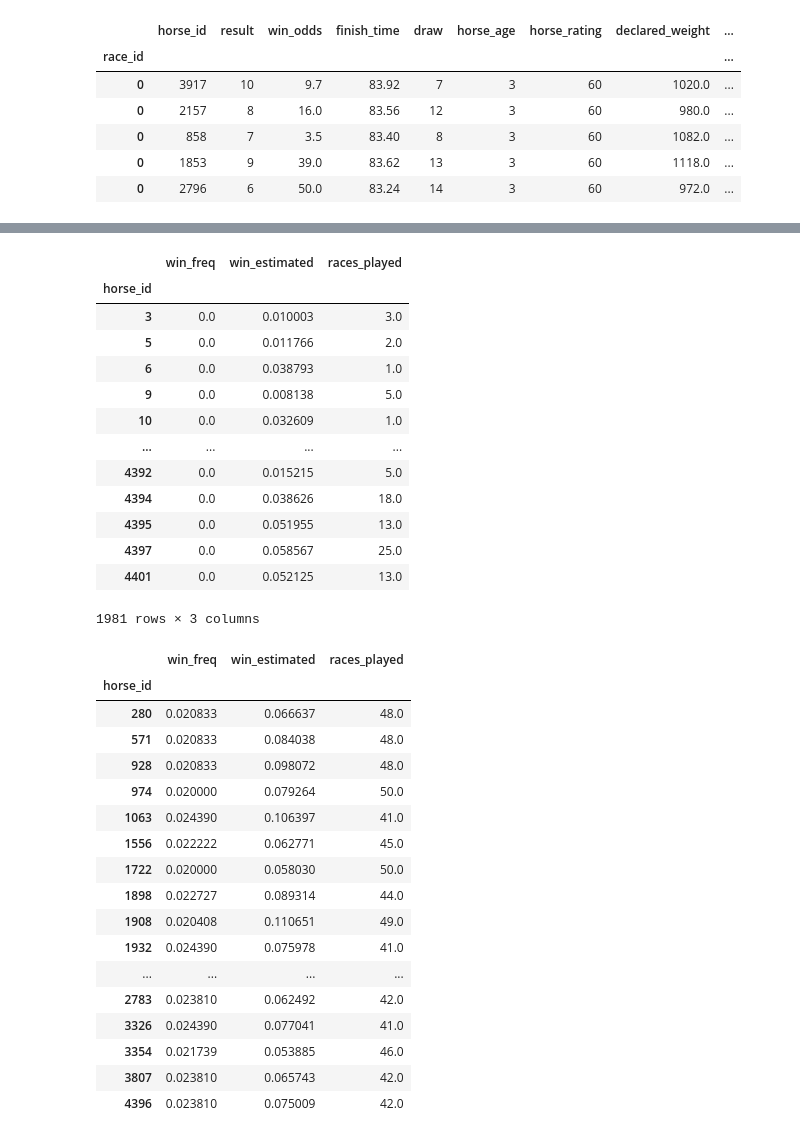
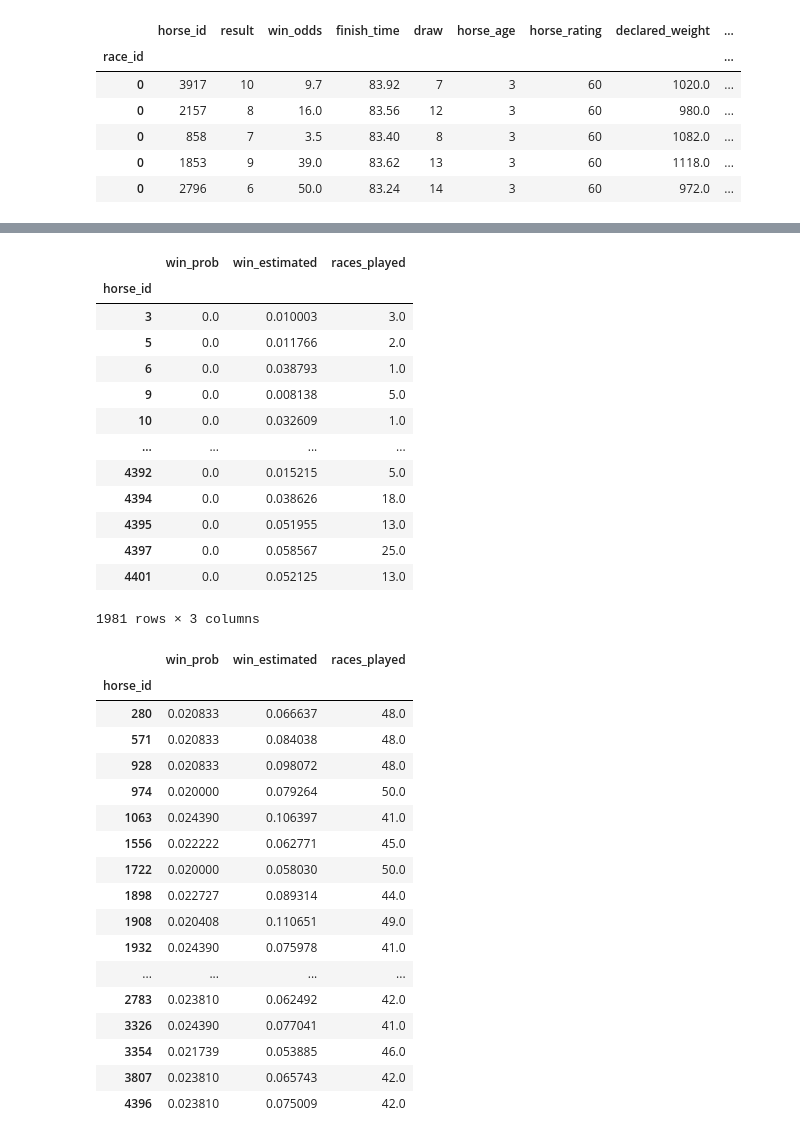
Before and after one commit to kjahan/horse_racing, a Jupyter notebook: notebooks/explore_horse_racing.ipynb, the cells around one changed output, grey strips where cells are left out. Saved outputs shown, nothing was run; the diff lists cells and outputs as text; code cells hidden in the pictures.

```diff
--- a/notebooks/explore_horse_racing.ipynb
+++ b/notebooks/explore_horse_racing.ipynb
@@ -1161,7 +1179,7 @@ runs_df.head(5)
 horse_ids = runs_df['horse_id'].unique()
 horse_ids.sort()
 
-df = pd.DataFrame(columns=['horse_id', 'win_freq', "win_estimated", 'races_played'])
+df = pd.DataFrame(columns=['horse_id', 'win_prob', "win_estimated", 'races_played'])
 df['horse_id'] = df['horse_id'].astype('int')
 df['races_played'] = df['races_played'].astype('int')
 df.set_index('horse_id', inplace=True)
@@ -1170,5 +1188,5 @@ df.set_index('horse_id', inplace=True)
 for horse_id in horse_ids:
     total_races_df = runs_df[runs_df.horse_id == horse_id]
     win_count = (total_races_df['result'] == 1).sum()
-    win_freq = win_count / len(total_races_df)
-    df.loc[horse_id] = [win_freq, 0.0, len(total_races_df)]
+    win_prob = win_count / len(total_races_df)
+    df.loc[horse_id] = [win_prob, 0.0, len(total_races_df)]
@@ -1189,9 +1217,9 @@ for run_id in run_ids:
         win_expected = 1 / win_odds / total_percent
         df.loc[horse_id]['win_estimated'] += win_expected / df.loc[horse_id].races_played
 # %%
-df.loc[(df['win_freq'] >= 0.0) & (df['win_freq'] < 0.01)]
+df.loc[(df['win_prob'] >= 0.0) & (df['win_prob'] < 0.01)]
 # %% [output]
-|  | win_freq | win_estimated | races_played |
+|  | win_prob | win_estimated | races_played |
 | horse_id |  |  |  |
 | 3 | 0.0 | 0.010003 | 3.0 |
 | 5 | 0.0 | 0.011766 | 2.0 |
@@ -1206,9 +1234,9 @@ df.loc[(df['win_freq'] >= 0.0) & (df['win_freq'] < 0.01)]
 | 4401 | 0.0 | 0.052125 | 13.0 |
 1981 rows × 3 columns
 # %%
-df.loc[(df['win_freq'] >= 0.01) & (df['win_freq'] < 0.025)]
+df.loc[(df['win_prob'] >= 0.01) & (df['win_prob'] < 0.025)]
 # %% [output]
-|  | win_freq | win_estimated | races_played |
+|  | win_prob | win_estimated | races_played |
 | horse_id |  |  |  |
 | 280 | 0.020833 | 0.066637 | 48.0 |
 | 571 | 0.020833 | 0.084038 | 48.0 |
```
Also changed, not shown: parts of 23 cells of this notebook.
